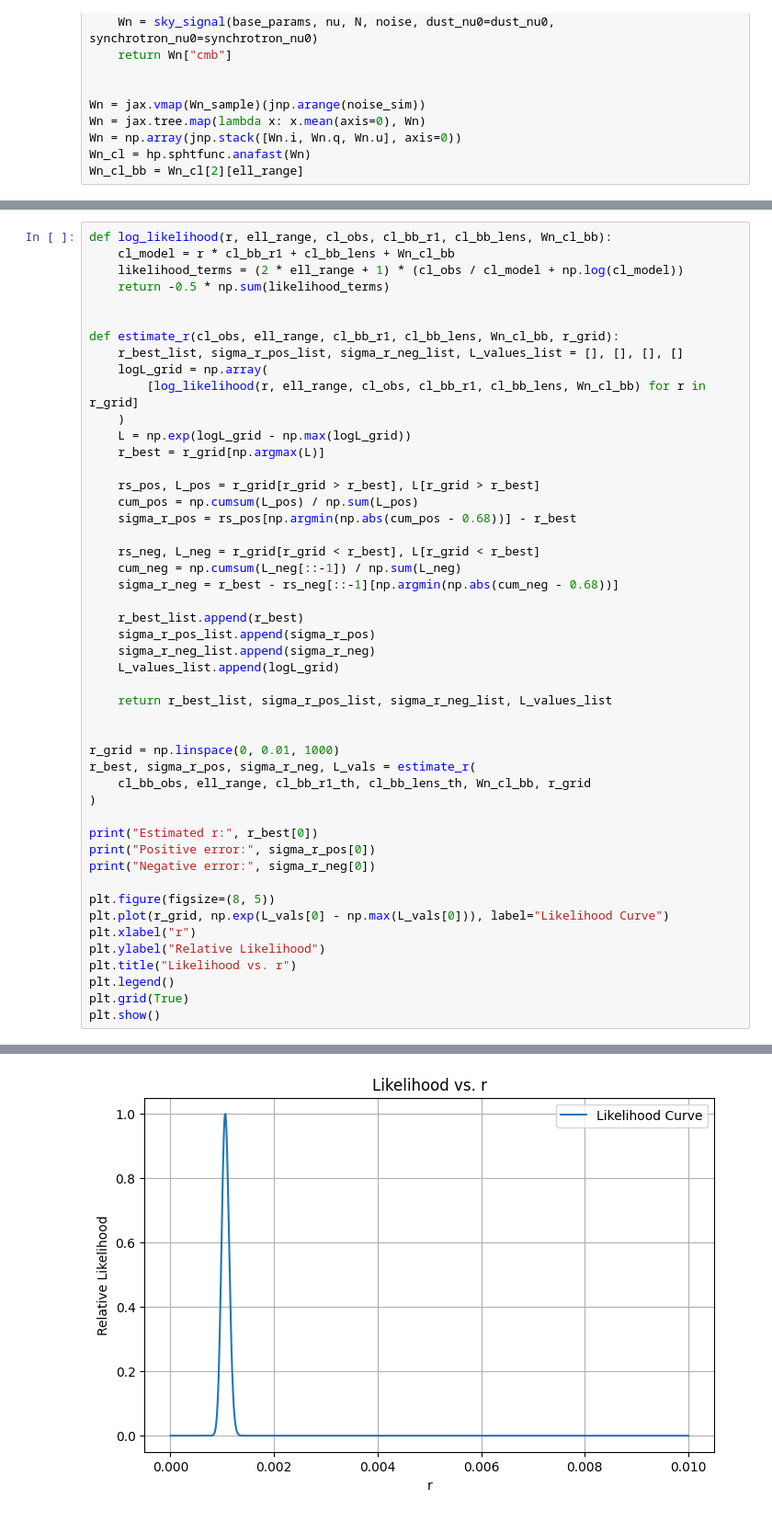
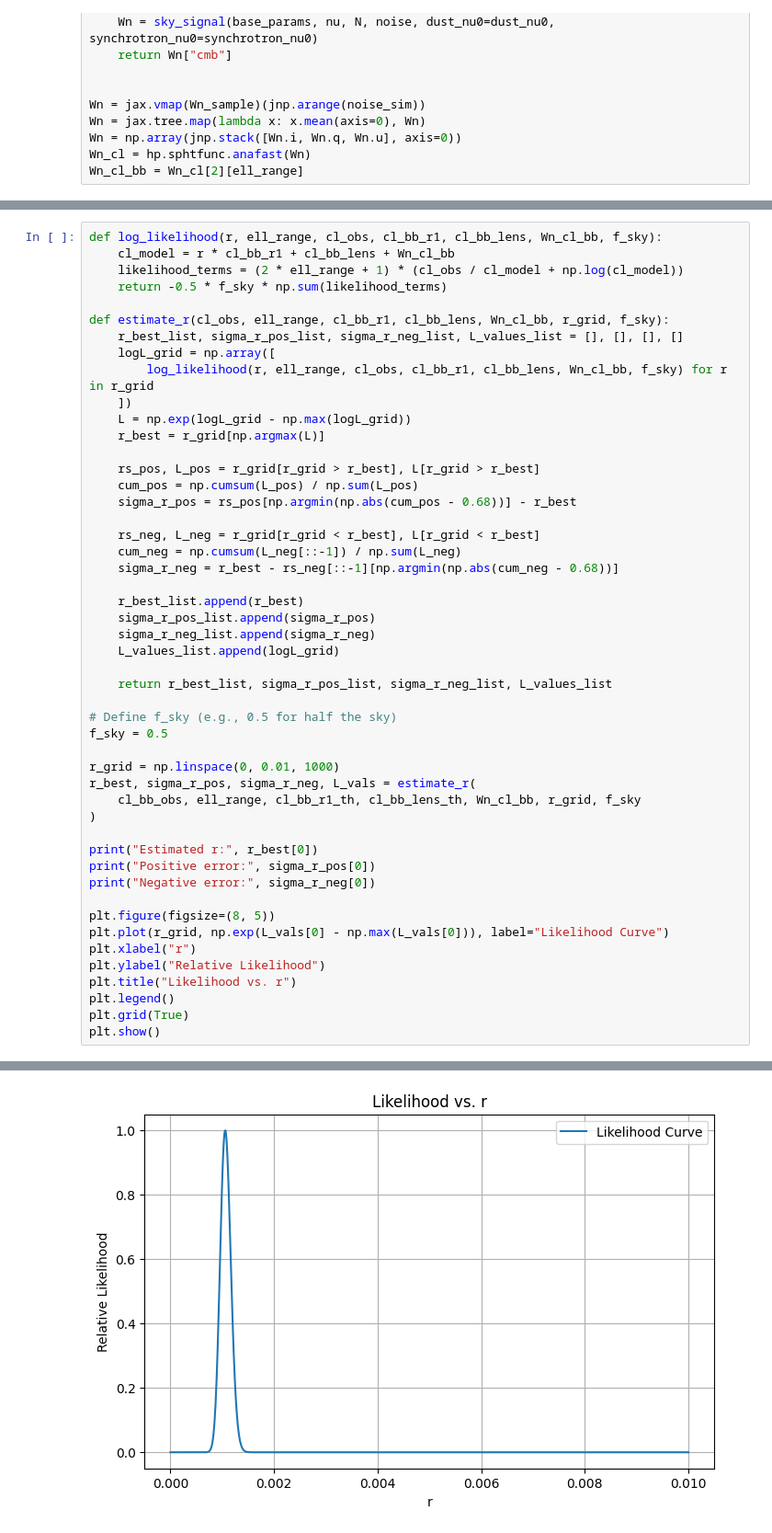
Before and after one commit to ASKabalan/furax-compsep-paper, a Jupyter notebook: notebooks/04_EstimatingR.ipynb, the cells around one changed output, grey strips where cells are left out. Shown at 92% size. Saved outputs shown, nothing was run; the diff lists cells and outputs as text.

```diff
--- a/notebooks/04_EstimatingR.ipynb
+++ b/notebooks/04_EstimatingR.ipynb
@@ -154,15 +154,14 @@ A grid search is performed over a range of \( r \) values; the value that maximi
 # %%
-def log_likelihood(r, ell_range, cl_obs, cl_bb_r1, cl_bb_lens, Wn_cl_bb):
+def log_likelihood(r, ell_range, cl_obs, cl_bb_r1, cl_bb_lens, Wn_cl_bb, f_sky):
     cl_model = r * cl_bb_r1 + cl_bb_lens + Wn_cl_bb
     likelihood_terms = (2 * ell_range + 1) * (cl_obs / cl_model + np.log(cl_model))
-    return -0.5 * np.sum(likelihood_terms)
+    return -0.5 * f_sky * np.sum(likelihood_terms)
 
-
-def estimate_r(cl_obs, ell_range, cl_bb_r1, cl_bb_lens, Wn_cl_bb, r_grid):
+def estimate_r(cl_obs, ell_range, cl_bb_r1, cl_bb_lens, Wn_cl_bb, r_grid, f_sky):
     r_best_list, sigma_r_pos_list, sigma_r_neg_list, L_values_list = [], [], [], []
-    logL_grid = np.array(
-        [log_likelihood(r, ell_range, cl_obs, cl_bb_r1, cl_bb_lens, Wn_cl_bb) for r in r_grid]
-    )
+    logL_grid = np.array([
+        log_likelihood(r, ell_range, cl_obs, cl_bb_r1, cl_bb_lens, Wn_cl_bb, f_sky) for r in r_grid
+    ])
     L = np.exp(logL_grid - np.max(logL_grid))
     r_best = r_grid[np.argmax(L)]
 
@@ -181,10 +180,12 @@ def estimate_r(cl_obs, ell_range, cl_bb_r1, cl_bb_lens, Wn_cl_bb, r_grid):
 
     return r_best_list, sigma_r_pos_list, sigma_r_neg_list, L_values_list
 
+# Define f_sky (e.g., 0.5 for half the sky)
+f_sky = 0.5
 
 r_grid = np.linspace(0, 0.01, 1000)
 r_best, sigma_r_pos, sigma_r_neg, L_vals = estimate_r(
-    cl_bb_obs, ell_range, cl_bb_r1_th, cl_bb_lens_th, Wn_cl_bb, r_grid
+    cl_bb_obs, ell_range, cl_bb_r1_th, cl_bb_lens_th, Wn_cl_bb, r_grid, f_sky
 )
 
 print("Estimated r:", r_best[0])
@@ -206 +207 @@ Negative error: 7.007007007006996e-05
-[figure, old version]
+[figure, new version]
```
Also changed, not shown: parts of 3 cells of this notebook, 1 other file.
